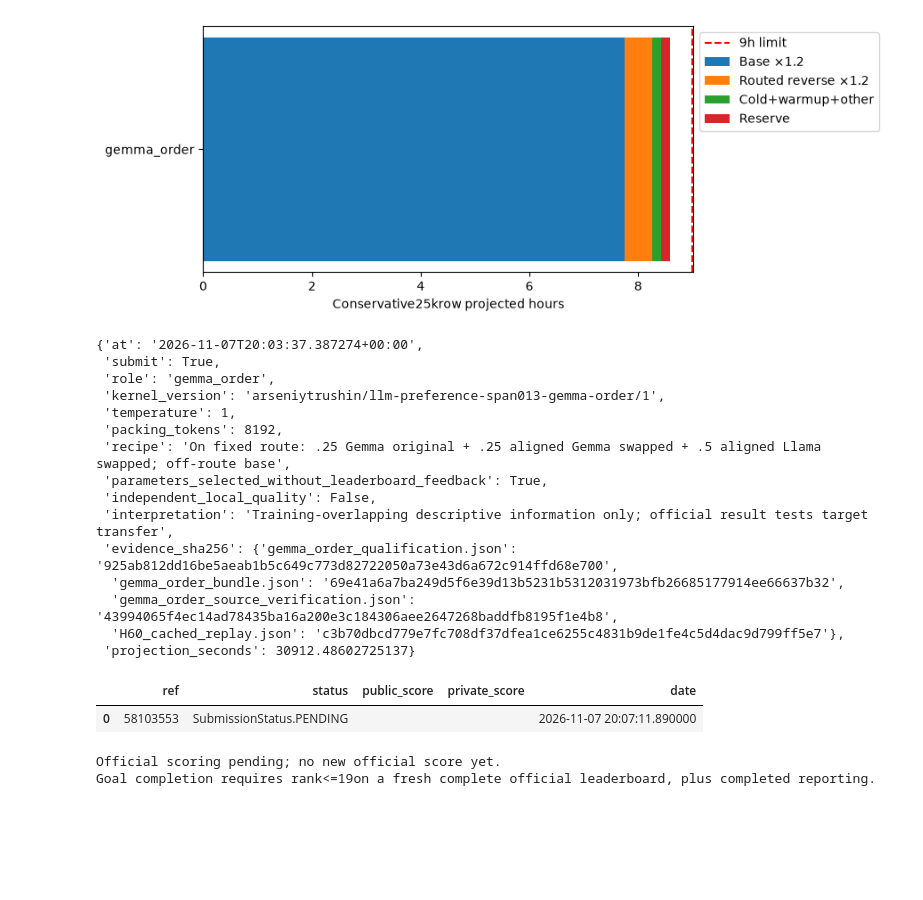
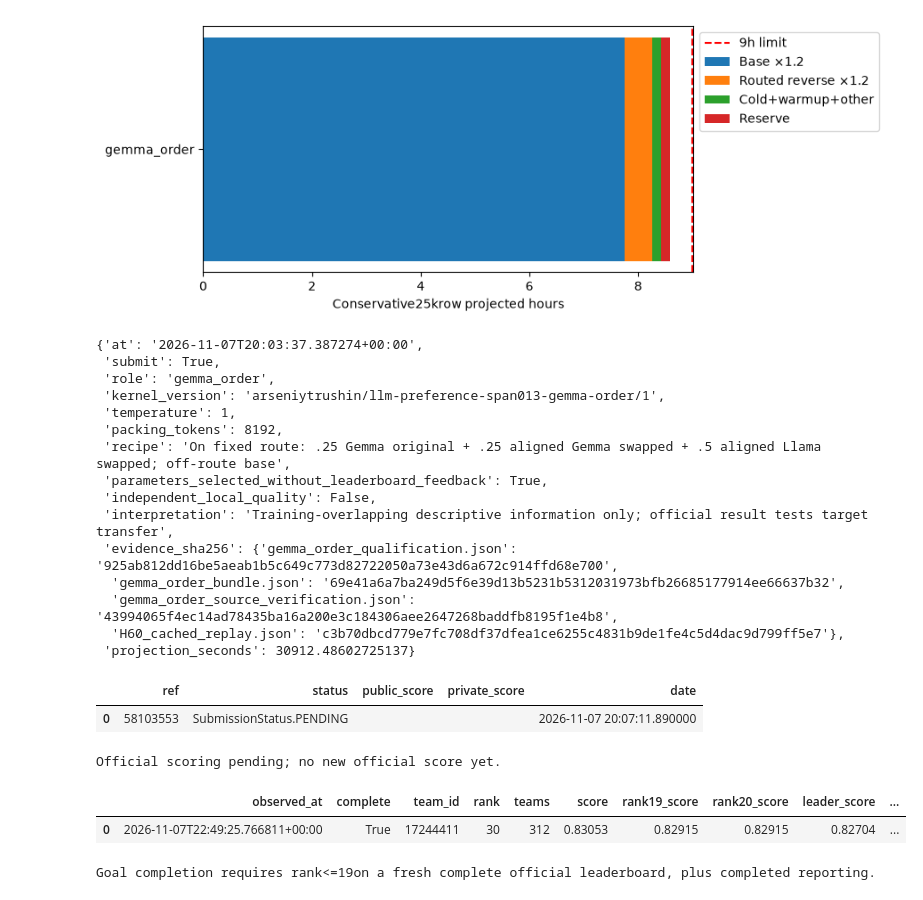
Before and after one commit to tarstars/llm_classification_finetuning, a Jupyter notebook: notebooks/25_gemma_only_order.ipynb, the cells around one changed output. Drawn from its saved outputs; the diff is of its cells as text; code cells hidden in the pictures; blank space fills up the shorter version.

Commit message:
Refresh complete leaderboard evidence in pending v13 notebook

```diff
--- a/notebooks/25_gemma_only_order.ipynb
+++ b/notebooks/25_gemma_only_order.ipynb
@@ -127,33 +127,37 @@ path=PUB/'deployment_decision.json'
 if path.exists():display(read(path.name))
 else:print('No deployment decision yet.')
 path=PUB/'official_result.json'
 if path.exists():
  result=read(path.name)
  display(pd.DataFrame([{k:result.get(k) for k in ['ref','status','public_score','private_score','date']}]))
  if result['status'].endswith('COMPLETE'):
   print('Official change versus retained0.83053:',float(result['public_score'])-.83053)
+ elif result['status'].split('.')[-1] in ['ERROR','FAILED','INVALID','CANCELED','CANCELLED']:
+  print('Official execution ended without a score:',result['status'])
  else:print('Official scoring pending; no new official score yet.')
 else:print('No official submission yet.')
-for name in ['official_leaderboard.json','final_leaderboard.json']:
- if (PUB/name).exists():display(pd.DataFrame([read(name)]))
+boards=[read(name) for name in ['official_leaderboard.json','final_leaderboard.json','leaderboard_status.json'] if (PUB/name).exists()]
+if boards:display(pd.DataFrame([max(boards,key=lambda board:board['observed_at'])]))
 print('Goal completion requires rank<=19on a fresh complete official leaderboard, plus completed reporting.')
 # %% [output]
 {'at': '2026-11-07T20:03:37.387274+00:00',
  'submit': True,
  'role': 'gemma_order',
  'kernel_version': 'arseniytrushin/llm-preference-span013-gemma-order/1',
  'temperature': 1,
  'packing_tokens': 8192,
  'recipe': 'On fixed route: .25 Gemma original + .25 aligned Gemma swapped + .5 aligned Llama swapped; off-route base',
  'parameters_selected_without_leaderboard_feedback': True,
  'independent_local_quality': False,
  'interpretation': 'Training-overlapping descriptive information only; official result tests target transfer',
  'evidence_sha256': {'gemma_order_qualification.json': '925ab812dd16be5aeab1b5c649c773d82722050a73e43d6a672c914ffd68e700',
   'gemma_order_bundle.json': '69e41a6a7ba249d5f6e39d13b5231b5312031973bfb26685177914ee66637b32',
   'gemma_order_source_verification.json': '43994065f4ec14ad78435ba16a200e3c184306aee2647268baddfb8195f1e4b8',
   'H60_cached_replay.json': 'c3b70dbcd779e7fc708df37dfea1ce6255c4831b9de1fe4c5d4dac9d799ff5e7'},
  'projection_seconds': 30912.48602725137}
 |  | ref | status | public_score | private_score | date |
 | 0 | 58103553 | SubmissionStatus.PENDING |  |  | 2026-11-07 20:07:11.890000 |
 Official scoring pending; no new official score yet.
-Goal completion requires rank<=19on a fresh complete official leaderboard, plus completed reporting.
+|  | observed_at | complete | team_id | rank | teams | score | rank19_score | rank20_score | leader_score | ... |
+| 0 | 2026-11-07T22:49:25.766811+00:00 | True | 17244411 | 30 | 312 | 0.83053 | 0.82915 | 0.82915 | 0.82704 | ... |
+Goal completion requires rank<=19on a fresh complete official leaderboard, plus completed reporting.
```
Also changed, not shown: 4 other files.
